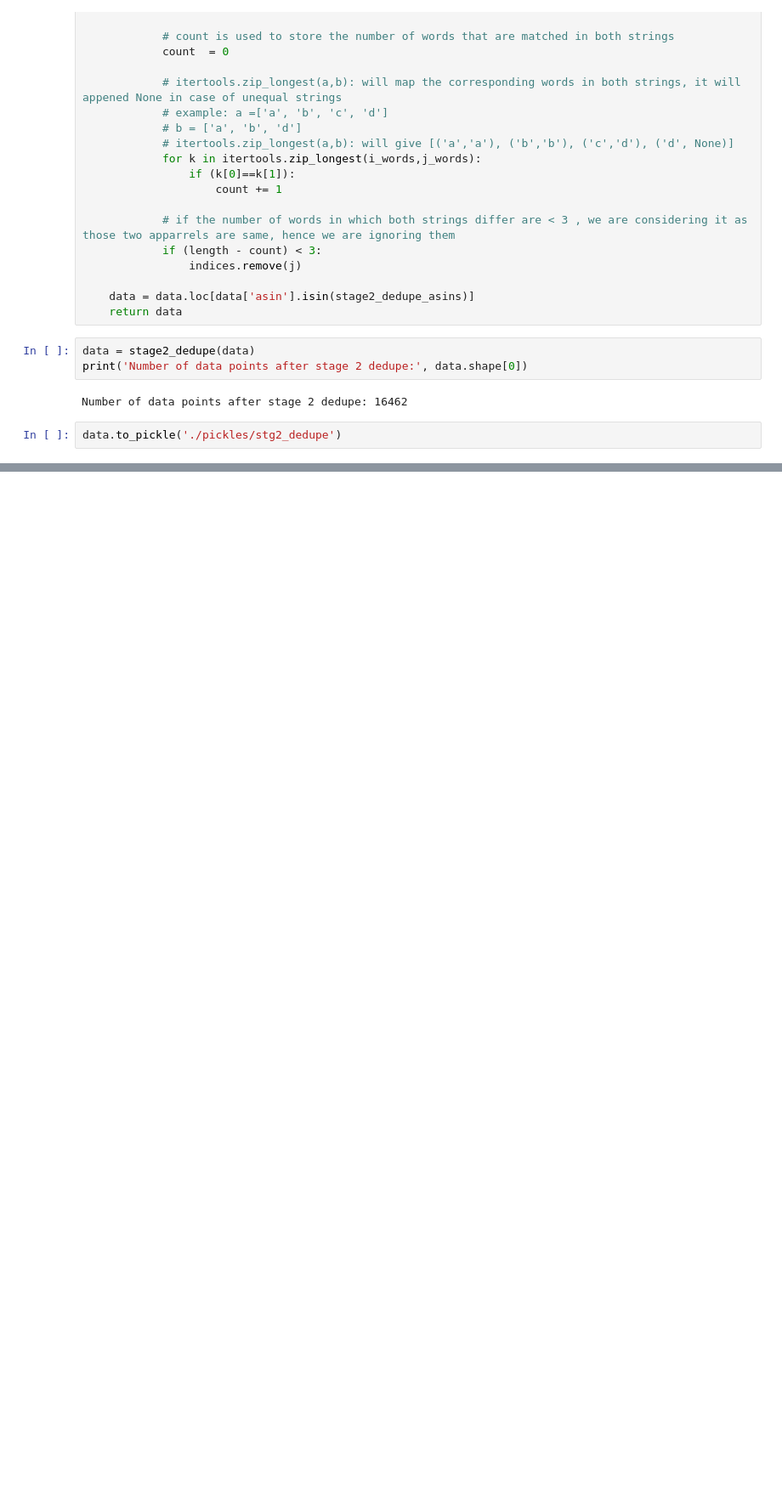
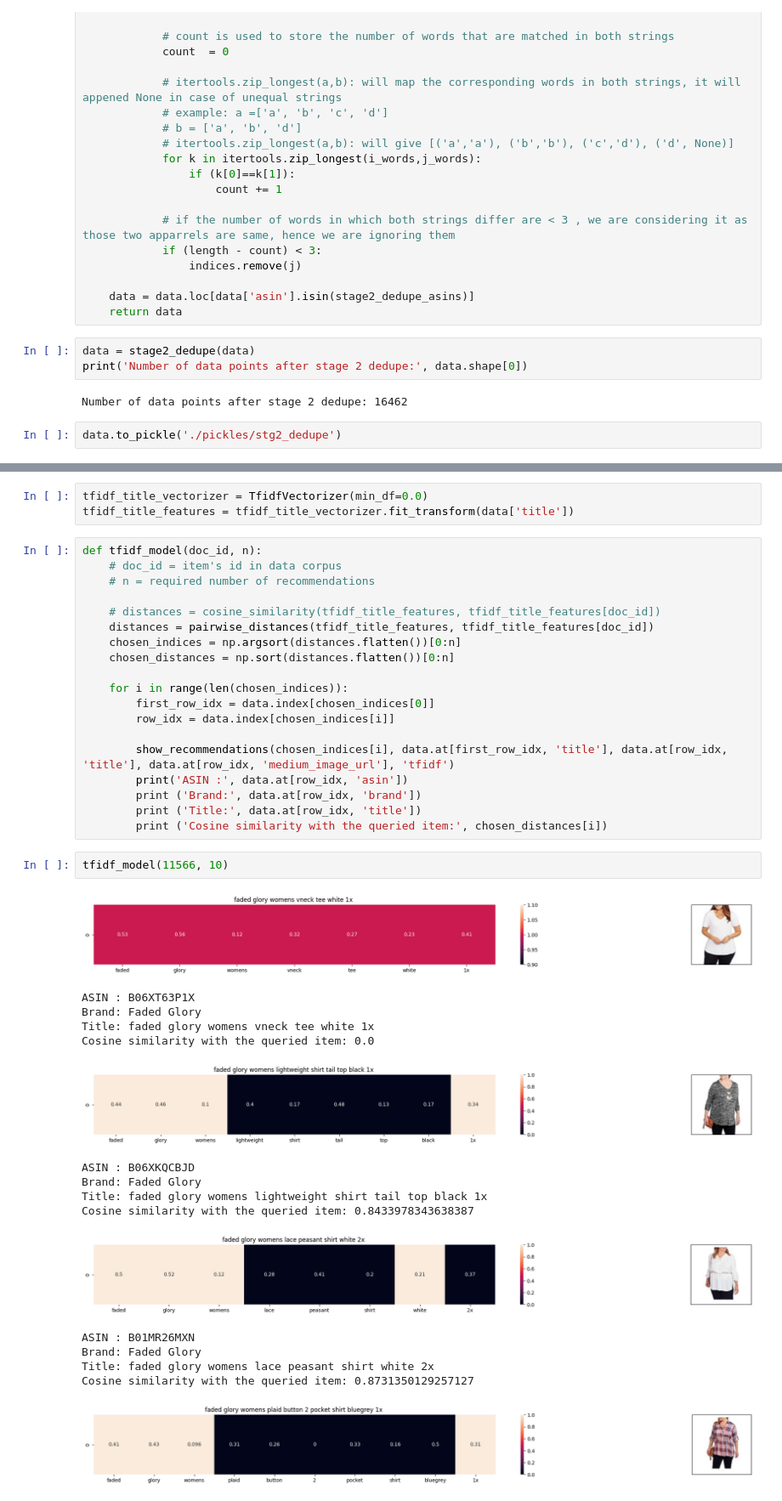
Before and after one commit to jominjose14/AI-Mafia-Machine-Learning, a Jupyter notebook: demos/nlp/rec-sys.ipynb, the cells around one changed output, grey strips where cells are left out. Shown at 85% size. Cells and saved outputs as stored; diff of their text form; blank space fills up the shorter version.

```diff
--- a/demos/nlp/rec-sys.ipynb
+++ b/demos/nlp/rec-sys.ipynb
@@ -248,0 +427,41 @@ Text Preprocessing
+# %%
+tfidf_title_vectorizer = TfidfVectorizer(min_df=0.0)
+tfidf_title_features = tfidf_title_vectorizer.fit_transform(data['title'])
+# %%
+def tfidf_model(doc_id, n):
+    # doc_id = item's id in data corpus
+    # n = required number of recommendations
+
+    # distances = cosine_similarity(tfidf_title_features, tfidf_title_features[doc_id])
+    distances = pairwise_distances(tfidf_title_features, tfidf_title_features[doc_id])
+    chosen_indices = np.argsort(distances.flatten())[0:n]
+    chosen_distances = np.sort(distances.flatten())[0:n]
+
+    for i in range(len(chosen_indices)):
+        first_row_idx = data.index[chosen_indices[0]]
+        row_idx = data.index[chosen_indices[i]]
+
+        show_recommendations(chosen_indices[i], data.at[first_row_idx, 'title'], data.at[row_idx, 'title'], data.at[row_idx, 'medium_image_url'], 'tfidf')
+        print('ASIN :', data.at[row_idx, 'asin'])
+        print ('Brand:', data.at[row_idx, 'brand'])
+        print ('Title:', data.at[row_idx, 'title'])
+        print ('Cosine similarity with the queried item:', chosen_distances[i])
+# %%
+tfidf_model(11566, 10)
+# %% [output]
+[figure, added]
+ASIN : B06XT63P1X
+Brand: Faded Glory
+Title: faded glory womens vneck tee white 1x
+Cosine similarity with the queried item: 0.0
+[figure, added]
+ASIN : B06XKQCBJD
+Brand: Faded Glory
+Title: faded glory womens lightweight shirt tail top black 1x
+Cosine similarity with the queried item: 0.8433978343638387
+[figure, added]
+ASIN : B01MR26MXN
+Brand: Faded Glory
+Title: faded glory womens lace peasant shirt white 2x
+Cosine similarity with the queried item: 0.8731350129257127
+[figure, added]
```
Also changed, not shown: parts of 19 cells of this notebook, 2 other files.
